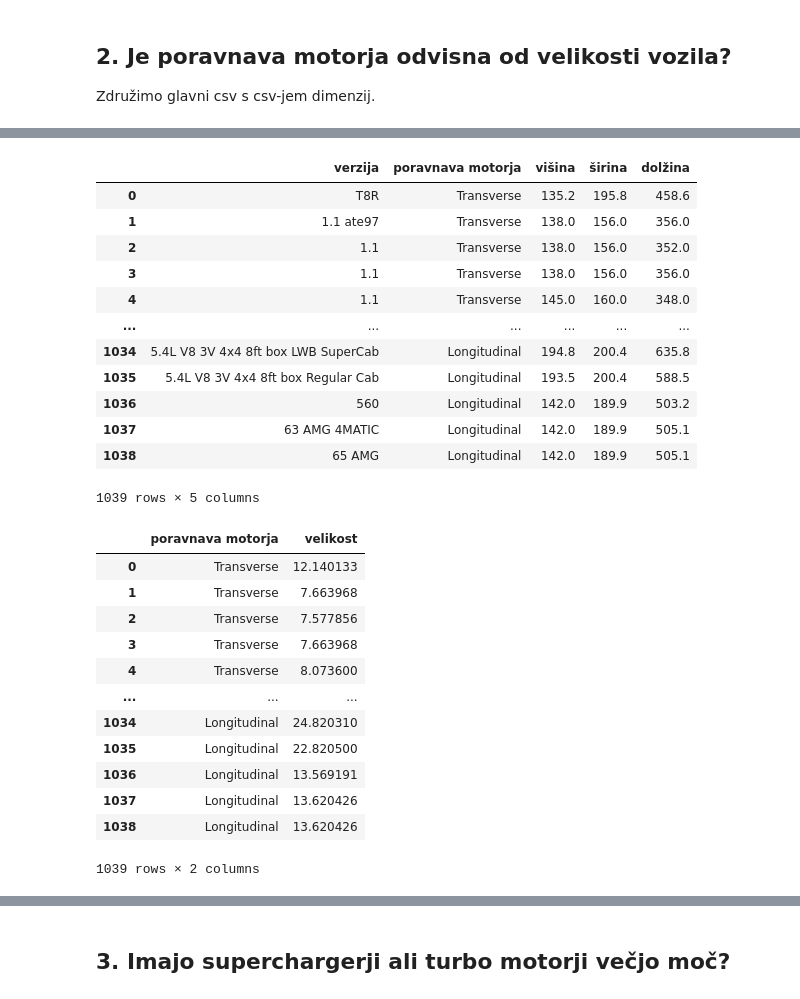
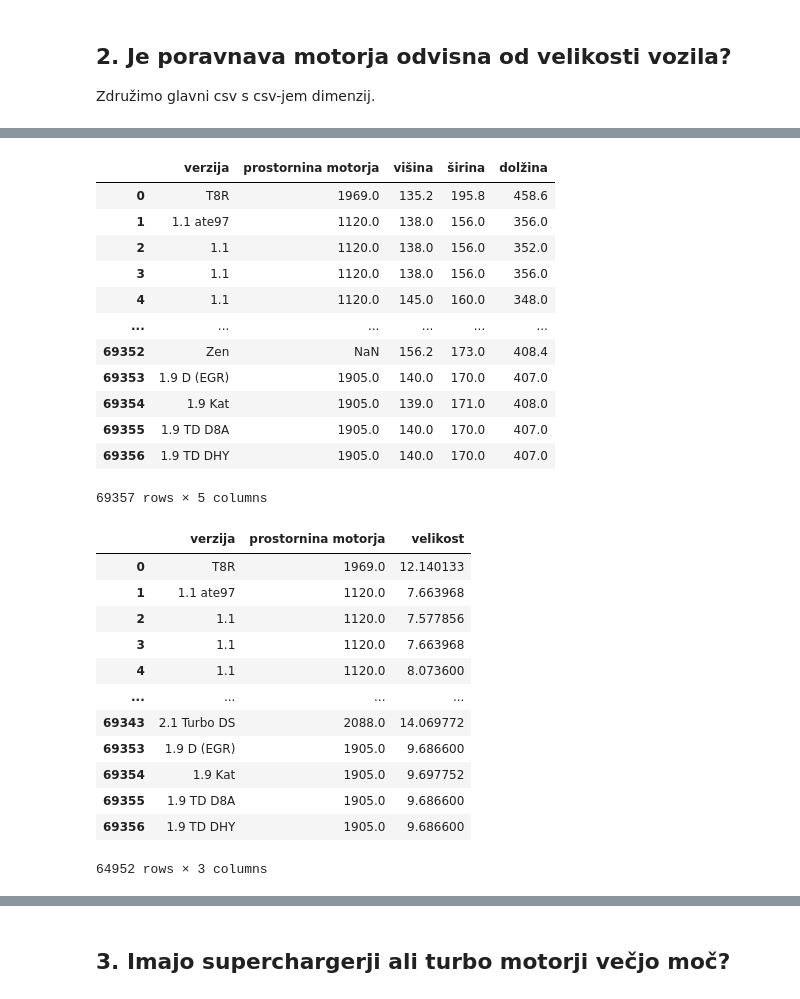
Before and after one commit to LucjaFekonja/analiza-avtomobilov, a Jupyter notebook: analiza-podatkov/analiza.ipynb, the cells around one changed output, grey strips where cells are left out. Cells and saved outputs as stored; diff of their text form; code cells hidden in the pictures.

```diff
--- a/analiza-podatkov/analiza.ipynb
+++ b/analiza-podatkov/analiza.ipynb
@@ -76,20 +84,20 @@ dimenzije
 # %%
 avti_in_dimenzije = pd.merge(avti, dimenzije, on='verzija')
-avti_in_dimenzije[['verzija', 'poravnava motorja', 'višina', 'širina', 'dolžina']]
+avti_in_dimenzije[['verzija', 'prostornina motorja', 'višina', 'širina', 'dolžina']]
 # %% [output]
-|  | verzija | poravnava motorja | višina | širina | dolžina |
-| 0 | T8R | Transverse | 135.2 | 195.8 | 458.6 |
-| 1 | 1.1 ate97 | Transverse | 138.0 | 156.0 | 356.0 |
-| 2 | 1.1 | Transverse | 138.0 | 156.0 | 352.0 |
-| 3 | 1.1 | Transverse | 138.0 | 156.0 | 356.0 |
-| 4 | 1.1 | Transverse | 145.0 | 160.0 | 348.0 |
+|  | verzija | prostornina motorja | višina | širina | dolžina |
+| 0 | T8R | 1969.0 | 135.2 | 195.8 | 458.6 |
+| 1 | 1.1 ate97 | 1120.0 | 138.0 | 156.0 | 356.0 |
+| 2 | 1.1 | 1120.0 | 138.0 | 156.0 | 352.0 |
+| 3 | 1.1 | 1120.0 | 138.0 | 156.0 | 356.0 |
+| 4 | 1.1 | 1120.0 | 145.0 | 160.0 | 348.0 |
 | ... | ... | ... | ... | ... | ... |
-| 1034 | 5.4L V8 3V 4x4 8ft box LWB SuperCab | Longitudinal | 194.8 | 200.4 | 635.8 |
-| 1035 | 5.4L V8 3V 4x4 8ft box Regular Cab | Longitudinal | 193.5 | 200.4 | 588.5 |
-| 1036 | 560 | Longitudinal | 142.0 | 189.9 | 503.2 |
-| 1037 | 63 AMG 4MATIC | Longitudinal | 142.0 | 189.9 | 505.1 |
-| 1038 | 65 AMG | Longitudinal | 142.0 | 189.9 | 505.1 |
+| 69352 | Zen | NaN | 156.2 | 173.0 | 408.4 |
+| 69353 | 1.9 D (EGR) | 1905.0 | 140.0 | 170.0 | 407.0 |
+| 69354 | 1.9 Kat | 1905.0 | 139.0 | 171.0 | 408.0 |
+| 69355 | 1.9 TD D8A | 1905.0 | 140.0 | 170.0 | 407.0 |
+| 69356 | 1.9 TD DHY | 1905.0 | 140.0 | 170.0 | 407.0 |
-1039 rows × 5 columns
+69357 rows × 5 columns
 # %%
 def velikost(v, s, d): return v * s * d
 
@@ -98,20 +106,20 @@ vrednosti = velikost(avti_in_dimenzije.višina / 100,
                      avti_in_dimenzije.dolžina / 100)
 
 avti_in_dimenzije['velikost'] = vrednosti
-tabela_velikosti = avti_in_dimenzije[['poravnava motorja', 'velikost']]
+tabela_velikosti = avti_in_dimenzije[['verzija', 'prostornina motorja', 'velikost']].dropna()
 tabela_velikosti
 # %% [output]
-|  | poravnava motorja | velikost |
-| 0 | Transverse | 12.140133 |
-| 1 | Transverse | 7.663968 |
-| 2 | Transverse | 7.577856 |
-| 3 | Transverse | 7.663968 |
-| 4 | Transverse | 8.073600 |
-| ... | ... | ... |
-| 1034 | Longitudinal | 24.820310 |
-| 1035 | Longitudinal | 22.820500 |
-| 1036 | Longitudinal | 13.569191 |
-| 1037 | Longitudinal | 13.620426 |
-| 1038 | Longitudinal | 13.620426 |
+|  | verzija | prostornina motorja | velikost |
+| 0 | T8R | 1969.0 | 12.140133 |
+| 1 | 1.1 ate97 | 1120.0 | 7.663968 |
+| 2 | 1.1 | 1120.0 | 7.577856 |
+| 3 | 1.1 | 1120.0 | 7.663968 |
+| 4 | 1.1 | 1120.0 | 8.073600 |
+| ... | ... | ... | ... |
+| 69343 | 2.1 Turbo DS | 2088.0 | 14.069772 |
+| 69353 | 1.9 D (EGR) | 1905.0 | 9.686600 |
+| 69354 | 1.9 Kat | 1905.0 | 9.697752 |
+| 69355 | 1.9 TD D8A | 1905.0 | 9.686600 |
+| 69356 | 1.9 TD DHY | 1905.0 | 9.686600 |
-1039 rows × 2 columns
+64952 rows × 3 columns
 # %%
```
Also changed, not shown: parts of 49 cells of this notebook.
